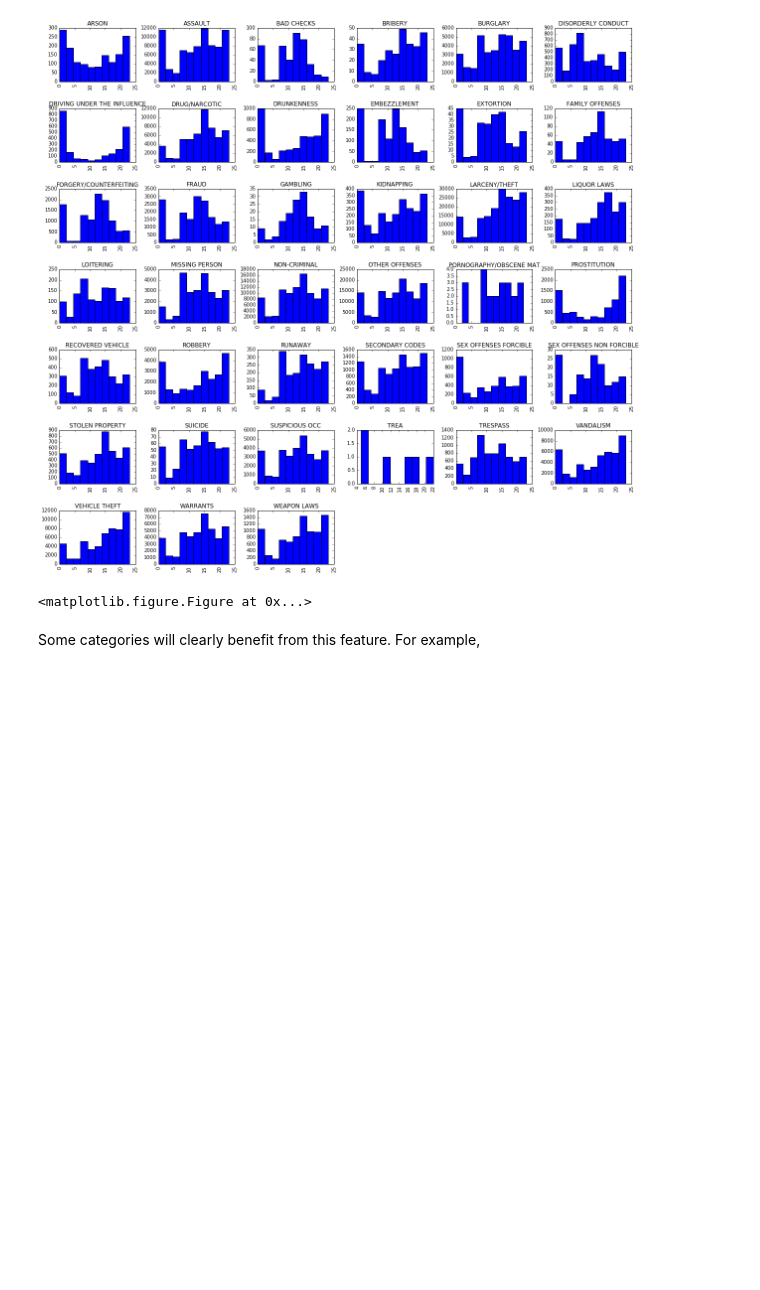
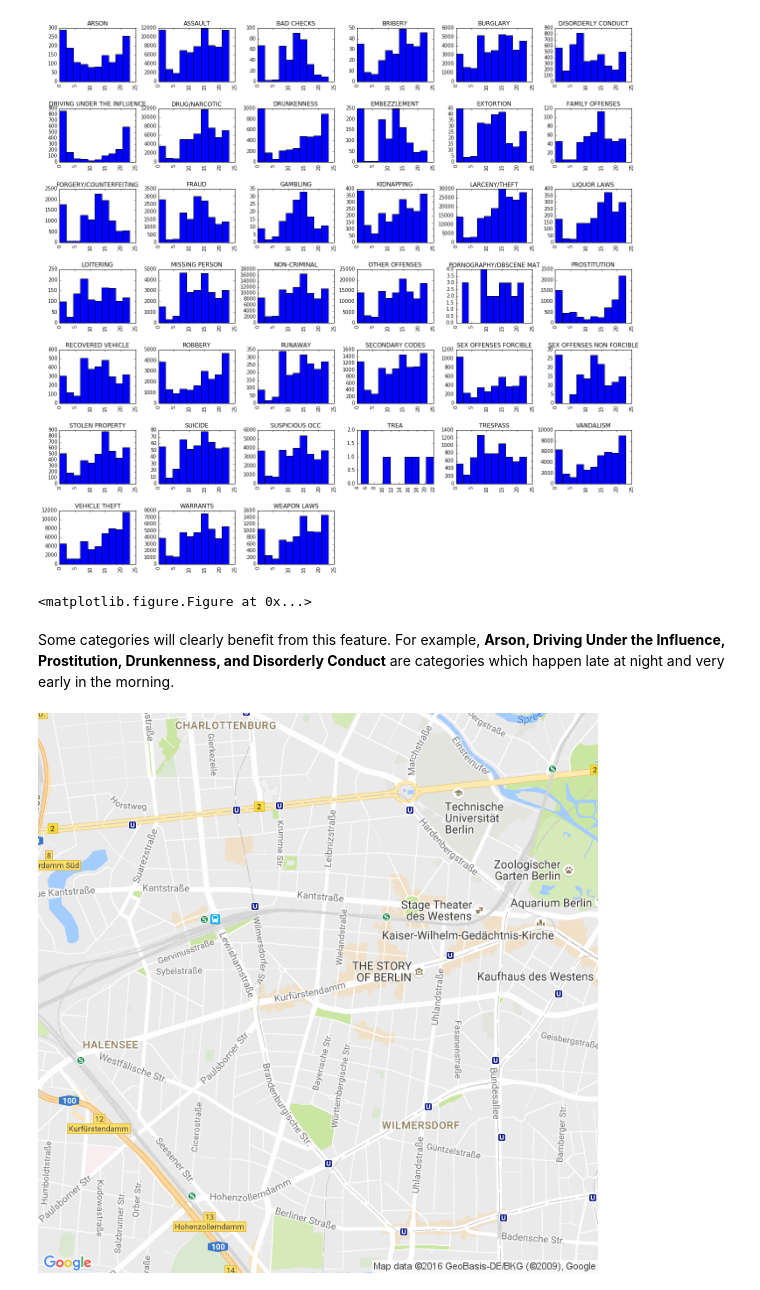
Before and after one commit to jinxinma/ml_project, a Jupyter notebook: EDA.ipynb, the cells around one changed output. Drawn from its saved outputs; the diff is of its cells as text; code cells hidden in the pictures; blank space fills up the shorter version.

```diff
--- a/EDA.ipynb
+++ b/EDA.ipynb
@@ -53,4 +53,5 @@ plt.figure(figsize=(width, height))
 [figure]
 <matplotlib.figure.Figure at 0x...>
 # %% [markdown]
-Some categories will clearly benefit from this feature. For example,
+Some categories will clearly benefit from this feature.
+For example, **Arson, Driving Under the Influence, Prostitution, Drunkenness, and Disorderly Conduct** are categories which happen late at night and very early in the morning.
@@ -56,0 +62,7 @@ Some categories will clearly benefit from this feature. For example,
+# %%
+url = "http://maps.googleapis.com/maps/api/staticmap?center=52.50058,13.31316&size=800x800&zoom=14"
+buffer = BytesIO(urllib.urlopen(url).read())
+image = Image.open(buffer)
+image
+# %% [output]
+[figure, added]
```
Also changed, not shown: parts of 1 cell of this notebook.
